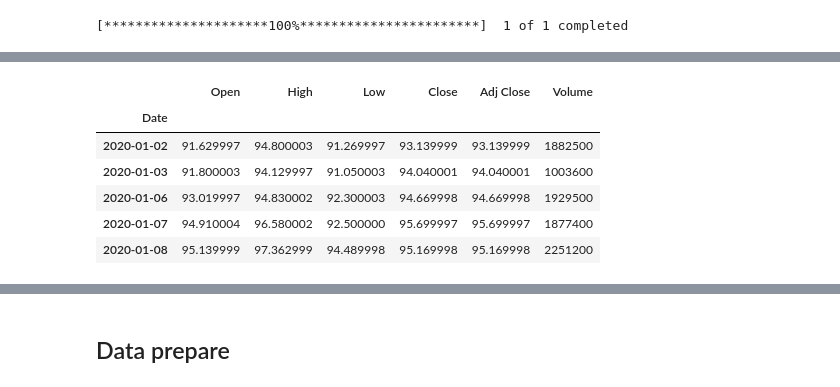
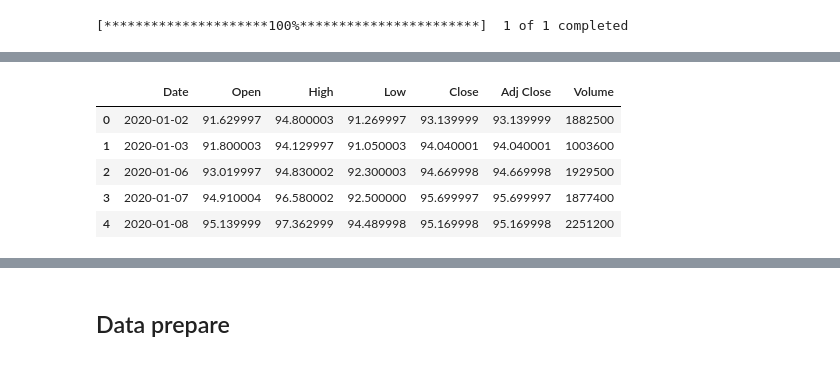
Before and after one commit to alicerantao/SeekingSigma, a Jupyter notebook: notebooks/modell_fit_test.ipynb, the cells around one changed output, grey strips where cells are left out. Saved outputs shown, nothing was run; the diff lists cells and outputs as text; code cells hidden in the pictures.

```diff
--- a/notebooks/modell_fit_test.ipynb
+++ b/notebooks/modell_fit_test.ipynb
@@ -80,10 +80,11 @@ data_gt.head()
+# %%
+df_yh = data_yh.reset_index()
 # %%
-data_yh.head()
+df_yh.head()
 # %% [output]
-|  | Open | High | Low | Close | Adj Close | Volume |
-| Date |  |  |  |  |  |  |
-| 2020-01-02 | 91.629997 | 94.800003 | 91.269997 | 93.139999 | 93.139999 | 1882500 |
-| 2020-01-03 | 91.800003 | 94.129997 | 91.050003 | 94.040001 | 94.040001 | 1003600 |
-| 2020-01-06 | 93.019997 | 94.830002 | 92.300003 | 94.669998 | 94.669998 | 1929500 |
-| 2020-01-07 | 94.910004 | 96.580002 | 92.500000 | 95.699997 | 95.699997 | 1877400 |
-| 2020-01-08 | 95.139999 | 97.362999 | 94.489998 | 95.169998 | 95.169998 | 2251200 |
+|  | Date | Open | High | Low | Close | Adj Close | Volume |
+| 0 | 2020-01-02 | 91.629997 | 94.800003 | 91.269997 | 93.139999 | 93.139999 | 1882500 |
+| 1 | 2020-01-03 | 91.800003 | 94.129997 | 91.050003 | 94.040001 | 94.040001 | 1003600 |
+| 2 | 2020-01-06 | 93.019997 | 94.830002 | 92.300003 | 94.669998 | 94.669998 | 1929500 |
+| 3 | 2020-01-07 | 94.910004 | 96.580002 | 92.500000 | 95.699997 | 95.699997 | 1877400 |
+| 4 | 2020-01-08 | 95.139999 | 97.362999 | 94.489998 | 95.169998 | 95.169998 | 2251200 |
```
Also changed, not shown: parts of 2 cells of this notebook, 2 other files.
